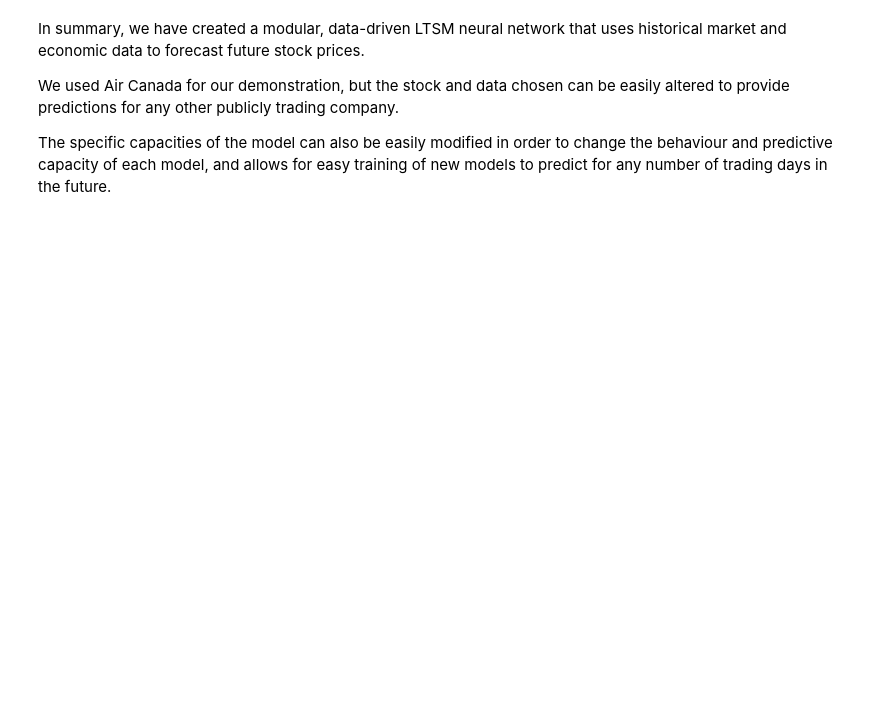
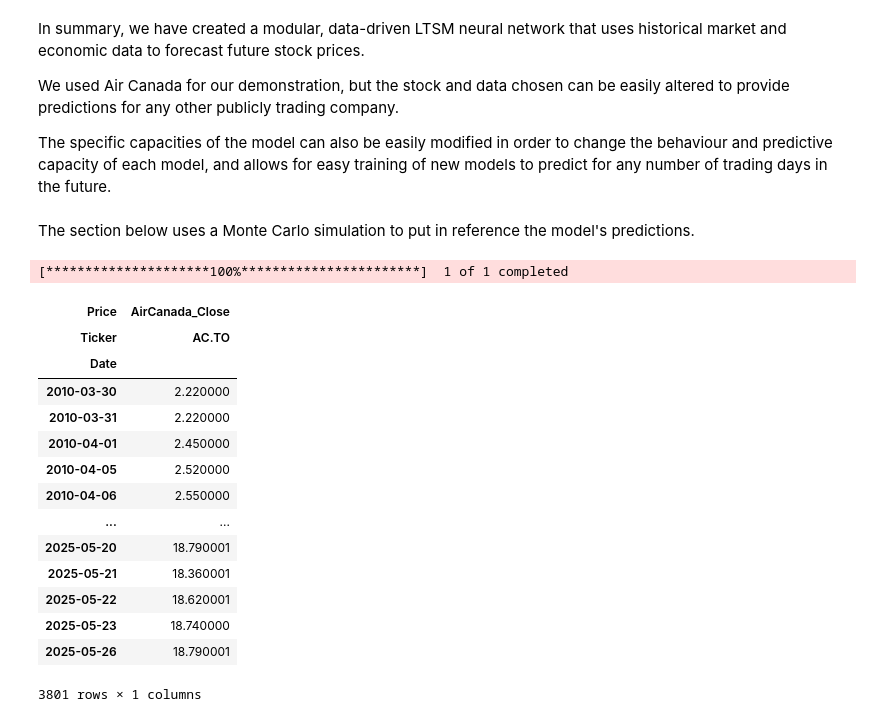
Before and after one commit to supervladimir/ML_AirCanada, a Jupyter notebook: ML_and_Air_Canada.ipynb, the cells around one changed output. Saved outputs shown, nothing was run; the diff lists cells and outputs as text; code cells hidden in the pictures; blank space fills up the shorter version.

```diff
--- a/ML_and_Air_Canada.ipynb
+++ b/ML_and_Air_Canada.ipynb
@@ -509,3 +535,36 @@ In summary, we have created a modular, data-driven LTSM neural network that uses
 We used Air Canada for our demonstration, but the stock and data chosen can be easily altered to provide predictions for any other publicly trading company.
 
 The specific capacities of the model can also be easily modified in order to change the behaviour and predictive capacity of each model, and allows for easy training of new models to predict for any number of trading days in the future.
+# %% [markdown]
+The section below uses a Monte Carlo simulation to put in reference the model's predictions.
+# %%
+import time as tm
+import datetime as dt
+date_now = tm.strftime('%Y-%m-%d')
+date_start = (dt.date.today() - dt.timedelta(days=8700)).strftime('%Y-%m-%d')
+
+# loading data for entire history of Air Canada
+df = yf.download(
+    'AC.TO',
+    start=date_start,
+    end=date_now,
+    interval='1d')
+df = df[['Close']].rename(columns={"Close": "AirCanada_Close"})
+df
+# %% [output]
+[*********************100%***********************]  1 of 1 completed
+| Price | AirCanada_Close |
+| Ticker | AC.TO |
+| Date |  |
+| 2010-03-30 | 2.220000 |
+| 2010-03-31 | 2.220000 |
+| 2010-04-01 | 2.450000 |
+| 2010-04-05 | 2.520000 |
+| 2010-04-06 | 2.550000 |
+| ... | ... |
+| 2025-05-20 | 18.790001 |
+| 2025-05-21 | 18.360001 |
+| 2025-05-22 | 18.620001 |
+| 2025-05-23 | 18.740000 |
+| 2025-05-26 | 18.790001 |
+3801 rows × 1 columns
```
Also changed, not shown: parts of 13 cells of this notebook.
